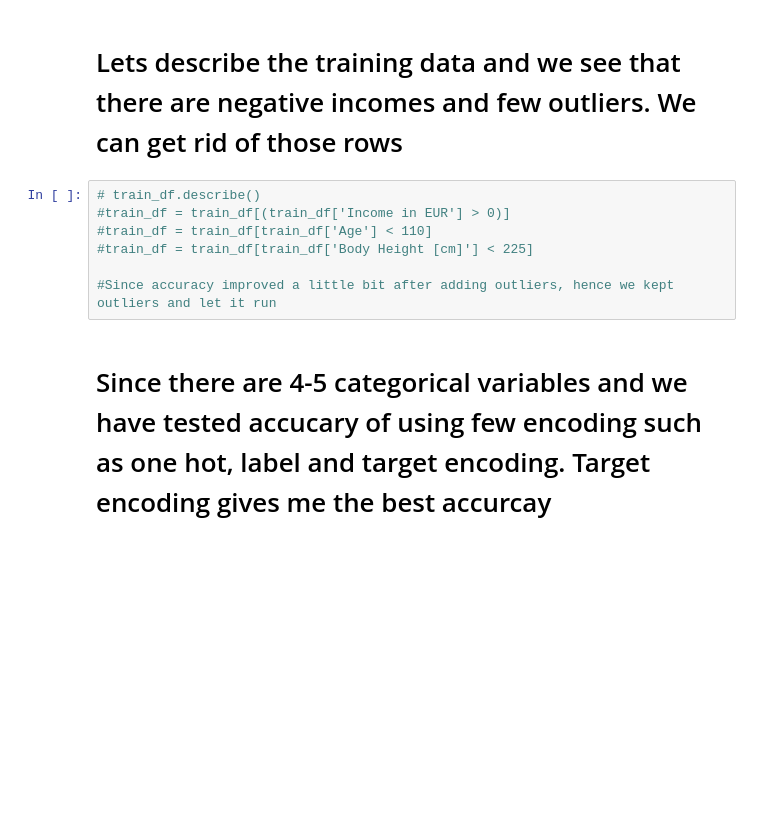
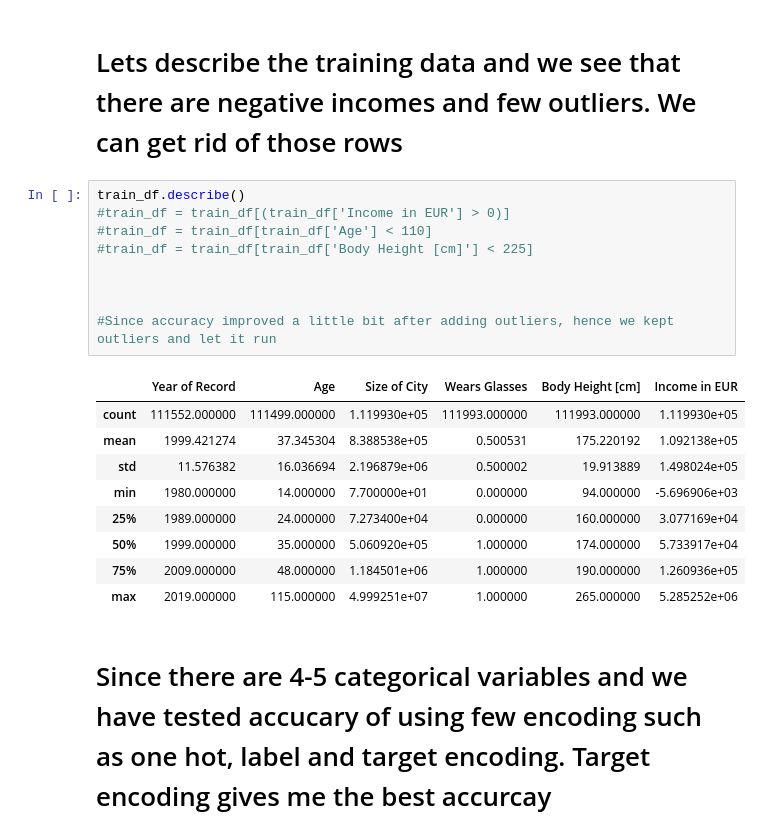
Before and after one commit to singh0021/TCD-Kaggle-Projects, a Jupyter notebook: Kaggel_Linear_Regression_for_Income_data.ipynb, the cells around one changed output. Saved outputs shown, nothing was run; the diff lists cells and outputs as text; blank space fills up the shorter version.

```diff
--- a/Kaggel_Linear_Regression_for_Income_data.ipynb
+++ b/Kaggel_Linear_Regression_for_Income_data.ipynb
@@ -17,12 +19,24 @@ test_df = pd.read_csv("tcdml2019-20incomepredictiontest(without labels).csv")
 # %% [markdown]
 # Lets describe the training data and we see that there are negative incomes and few outliers. We can get rid of those rows
 # %%
-# train_df.describe()
+train_df.describe()
 #train_df = train_df[(train_df['Income in EUR'] > 0)]
 #train_df = train_df[train_df['Age'] < 110]
 #train_df = train_df[train_df['Body Height [cm]'] < 225]
 
+
+
 #Since accuracy improved a little bit after adding outliers, hence we kept outliers and let it run
+# %% [output]
+|  | Year of Record | Age | Size of City | Wears Glasses | Body Height [cm] | Income in EUR |
+| count | 111552.000000 | 111499.000000 | 1.119930e+05 | 111993.000000 | 111993.000000 | 1.119930e+05 |
+| mean | 1999.421274 | 37.345304 | 8.388538e+05 | 0.500531 | 175.220192 | 1.092138e+05 |
+| std | 11.576382 | 16.036694 | 2.196879e+06 | 0.500002 | 19.913889 | 1.498024e+05 |
+| min | 1980.000000 | 14.000000 | 7.700000e+01 | 0.000000 | 94.000000 | -5.696906e+03 |
+| 25% | 1989.000000 | 24.000000 | 7.273400e+04 | 0.000000 | 160.000000 | 3.077169e+04 |
+| 50% | 1999.000000 | 35.000000 | 5.060920e+05 | 1.000000 | 174.000000 | 5.733917e+04 |
+| 75% | 2009.000000 | 48.000000 | 1.184501e+06 | 1.000000 | 190.000000 | 1.260936e+05 |
+| max | 2019.000000 | 115.000000 | 4.999251e+07 | 1.000000 | 265.000000 | 5.285252e+06 |
 # %% [markdown]
 # Since there are 4-5 categorical variables and we have tested accucary of using few encoding such as one hot, label and target encoding. Target encoding gives me the best accurcay
 # %%
```
Also changed, not shown: parts of 20 cells of this notebook.
